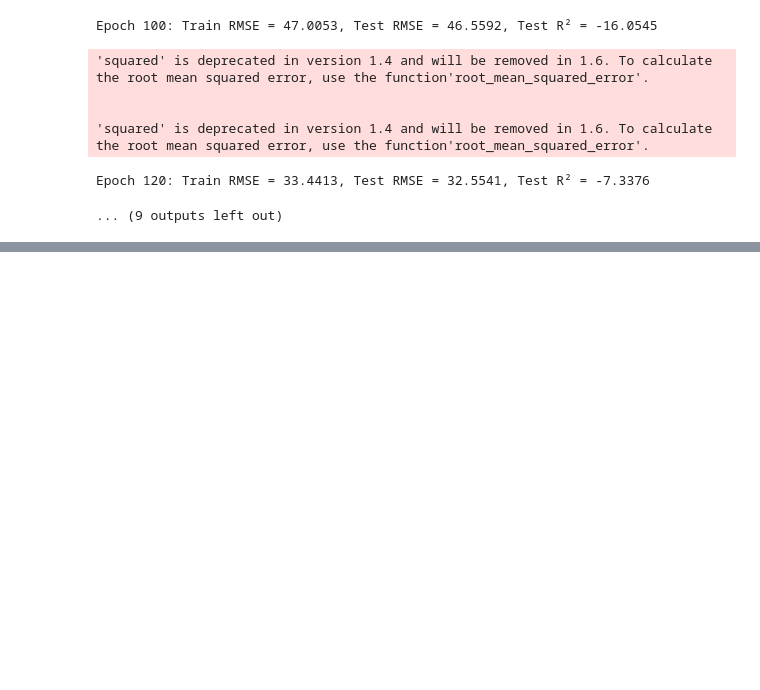
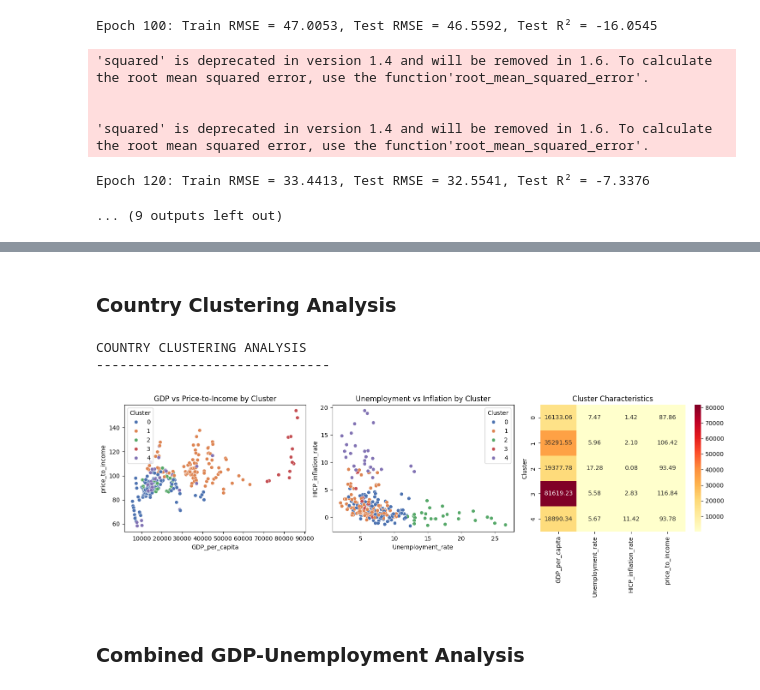
Before and after one commit to itu-itis23-majidov23/House-Price-Affordibility-at-EU, a Jupyter notebook: main.ipynb, the cells around one changed output, grey strips where cells are left out. Drawn from its saved outputs; the diff is of its cells as text; code cells hidden in the pictures; blank space fills up the shorter version.

```diff
--- a/main.ipynb
+++ b/main.ipynb
@@ -775,0 +926,2 @@ fig_rmse.show()
+# %% [markdown]
+### Country Clustering Analysis
@@ -775,0 +977,8 @@ fig_rmse.show()
+# %%
+clustering_model, X_scaled = perform_clustering_analysis(df)
+# %% [output]
+COUNTRY CLUSTERING ANALYSIS
+------------------------------
+[figure, added]
+# %% [markdown]
+### Combined GDP-Unemployment Analysis
```
Also changed, not shown: parts of 29 cells of this notebook.
